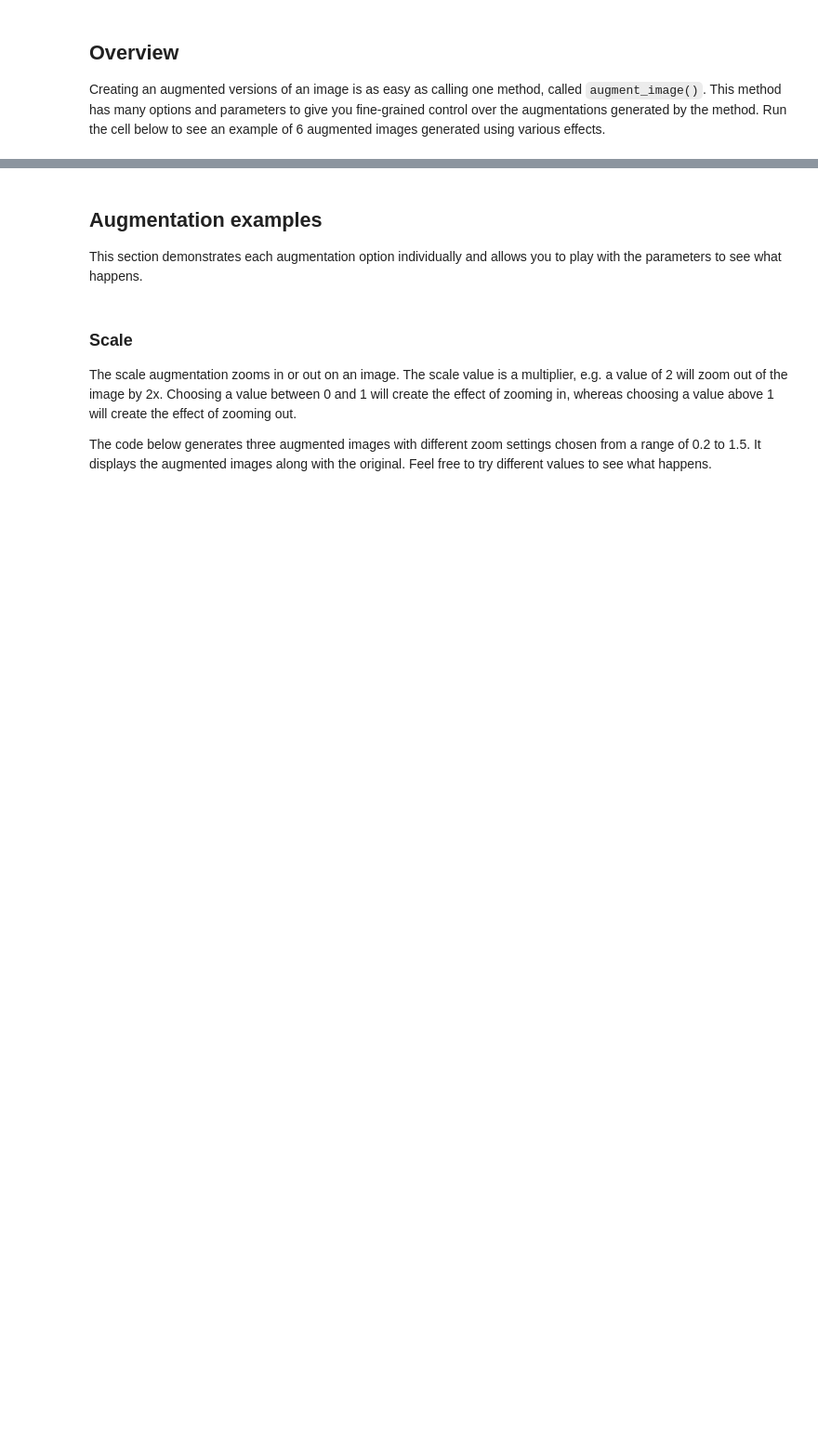
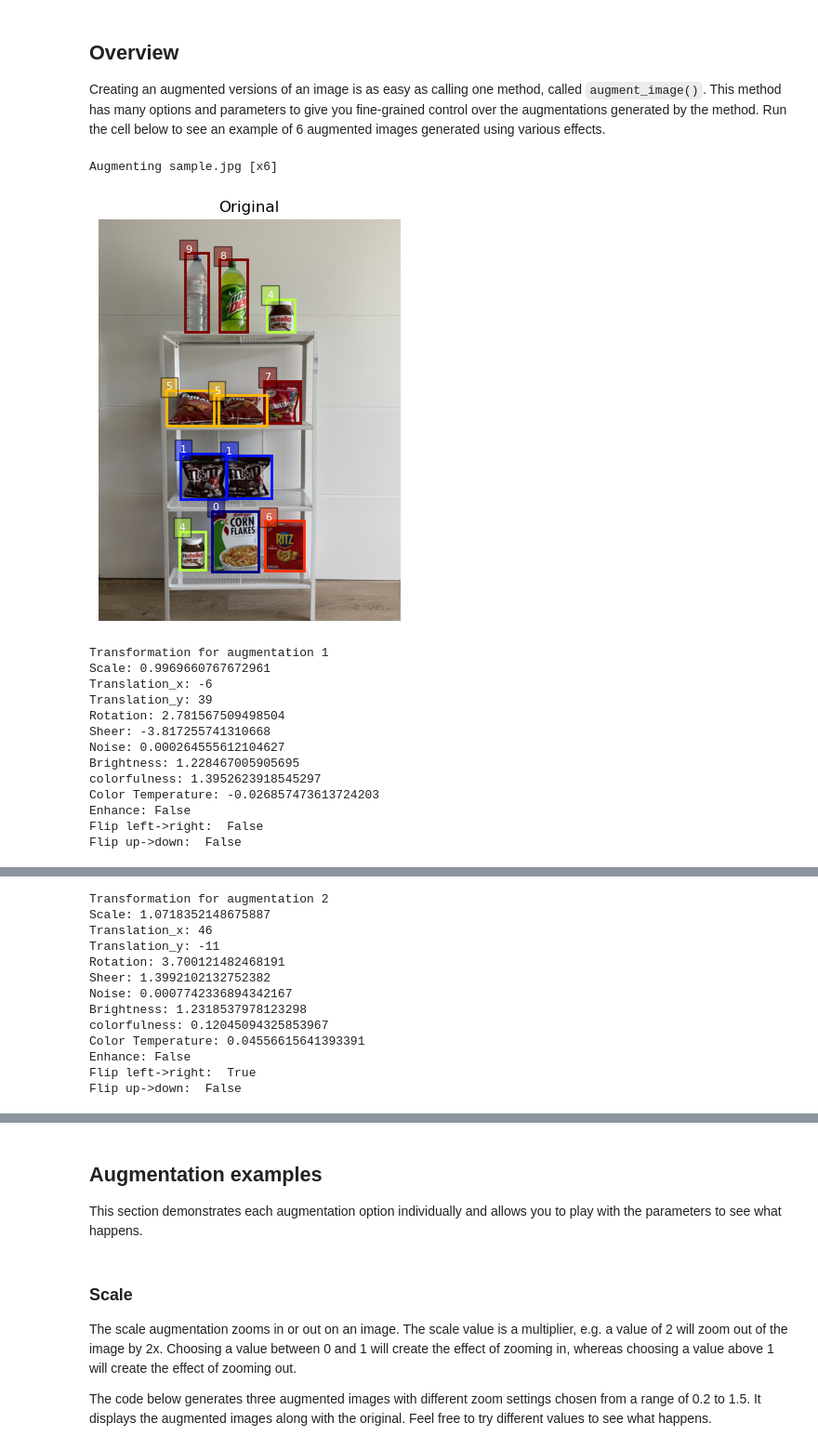
Before and after one commit to bbonik/Rekognition-CL-augmentations, a Jupyter notebook: explore-functionality.ipynb, the cells around one changed output, grey strips where cells are left out. Shown at 93% size. Drawn from its saved outputs; the diff is of its cells as text; code cells hidden in the pictures; blank space fills up the shorter version.

Commit message:
better handling of warnings and ranges

```diff
--- a/explore-functionality.ipynb
+++ b/explore-functionality.ipynb
@@ -43,22 +43,39 @@ Creating an augmented versions of an image is as easy as calling one method, cal
 # %%
 image_augm = augment_image(
     image_filename= SAMPLE_IMAGE,      # the image that will be used as source to generate augmentations
     bboxes = SAMPLE_ANNOTATIONS,       # a list of bounding boxes in the source image
     max_number_of_classes = None,      # the maximum number of object classes, needed if you want fixed bounding box colors
     how_many=6,                        # how many image variations to generate from the source image
     random_seed=0,                     # controls randomness for reproducibility
     range_scale=(0.75, 1.2),           # (mutliplier) minimum and maximum range for zooming/unzooming on the image
     range_translation=(-50, 50),       # (in pixels) minimum and maximum range for offseting the position of the image
     range_rotation=(-5, 5),            # (in degrees) minimum and maximum range for rotating image left/right.
     range_sheer=(-5, 5),               # (in degrees) minimum and maximum range for skewing image left/right.
     range_noise=(0, 0.001),            # (variance) minimum and maximum range for noise variance
     range_brightness=(0.8, 1.5),       # (mutliplier) minimum and maximum range for brightness gain
     range_colorfulness=(0.0, 2),       # minimum and maximum range for color saturation
     range_color_temperature=(-0.5, 1), # minimum and maximum range for color temperature (warm/cool)
-    flip_lr=5,                         # If None, no left-right flipping is applied. If 'all', all images are flipped. If 'random', images are flipped randomly
+    flip_lr='random',                  # If None, no left-right flipping is applied. If 'all', all images are flipped. If 'random', images are flipped randomly
     flip_ud=None,                      # same as flip_lr, but for up-down.
     enhance=None,
     bbox_truncate = True,              # truncate bboxes that may end up outside the augmented image.
     bbox_discard_thr = 0.85,           # percentage of bounding box surface to be located inside the image, in order not to be discarded.
-    display=True                       # display augmentations (set as False if you are generating lots of images!!!)
+    display=True,                      # display augmentations (set as False if you are generating lots of images!!!)
+    verbose=True                       # display warning
 )
+# %% [output]
+Augmenting sample.jpg [x6]
+[figure, added]
+Transformation for augmentation 1
+Scale: 0.9969660767672961
+Translation_x: -6
+Translation_y: 39
+Rotation: 2.781567509498504
+Sheer: -3.817255741310668
+Noise: 0.000264555612104627
+Brightness: 1.228467005905695
+colorfulness: 1.3952623918545297
+Color Temperature: -0.026857473613724203
+Enhance: False
+Flip left->right:  False
+Flip up->down:  False
@@ -64,0 +83,13 @@ image_augm = augment_image(
+Transformation for augmentation 2
+Scale: 1.0718352148675887
+Translation_x: 46
+Translation_y: -11
+Rotation: 3.700121482468191
+Sheer: 1.3992102132752382
+Noise: 0.0007742336894342167
+Brightness: 1.2318537978123298
+colorfulness: 0.12045094325853967
+Color Temperature: 0.04556615641393391
+Enhance: False
+Flip left->right:  True
+Flip up->down:  False
```
Also changed, not shown: parts of 4 cells of this notebook, 1 other file.
